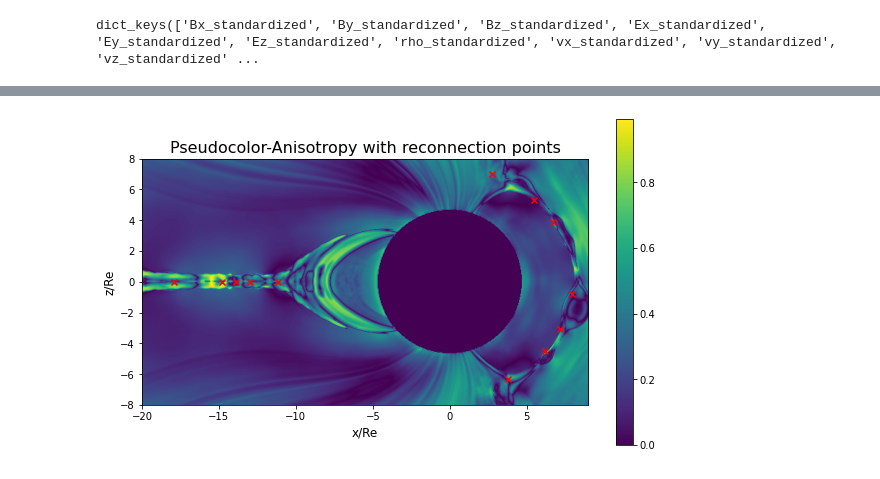
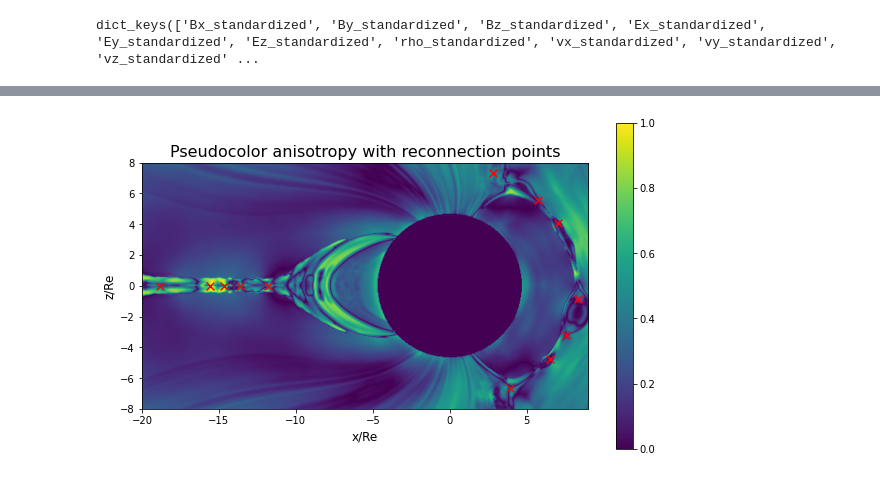
Before and after one commit to deinal/2d-reconnection-data, a Jupyter notebook: visualize_features.ipynb, the cells around one changed output, grey strips where cells are left out. Saved outputs shown, nothing was run; the diff lists cells and outputs as text; code cells hidden in the pictures.

Commit message:
Updated x points

```diff
--- a/visualize_features.ipynb
+++ b/visualize_features.ipynb
@@ -9,5 +4,10 @@ zmax = 8
 # %%
-data = np.load('final-data/3600.npz')
+data = np.load('fixed/3600.npz')
+# %%
+xmin = data['xmin']
+xmax = data['xmax']
+zmin = data['zmin']
+zmax = data['zmax']
 # %%
 earth = data['rho'] == 0
 not_earth = ~earth
@@ -103,23 +103,23 @@ for feature in features:
 # %%
 fig = plt.figure(figsize=(10, 6))
 
 xx = np.linspace(xmin, xmax, (data['anisotropy'].shape[1]))
 zz = np.linspace(zmin, zmax, (data['anisotropy'].shape[0]))
 
 labeled_indices = y.nonzero()
 labeled_z = zz[labeled_indices[0]]
 labeled_x = xx[labeled_indices[1]]
 
 ax = fig.add_subplot()
 
-c = ax.imshow(data['anisotropy'], extent=[xmin, xmax, zmin, zmax])
-ax.scatter(labeled_x, labeled_z, marker='x', color='red')
-ax.set_title('Pseudocolor-Anisotropy with reconnection points', fontsize=16)
+c = ax.imshow(data_dict['anisotropy_normalized'], extent=[xmin, xmax, zmin, zmax])
+ax.scatter(labeled_x, labeled_z, marker='x', color='red', s=60)
+ax.set_title('Pseudocolor anisotropy with reconnection points', fontsize=16)
 ax.set_xlabel('x/Re', fontsize=12)
 ax.set_ylabel('z/Re', fontsize=12)
 fig.colorbar(c, ax=ax)
 
 fig.savefig('reconnection_points.png', bbox_inches='tight')
 plt.show()
 # %% [output]
-[figure, old version]
+[figure, new version]
```
Also changed, not shown: parts of 2 cells of this notebook, 2 other files.
